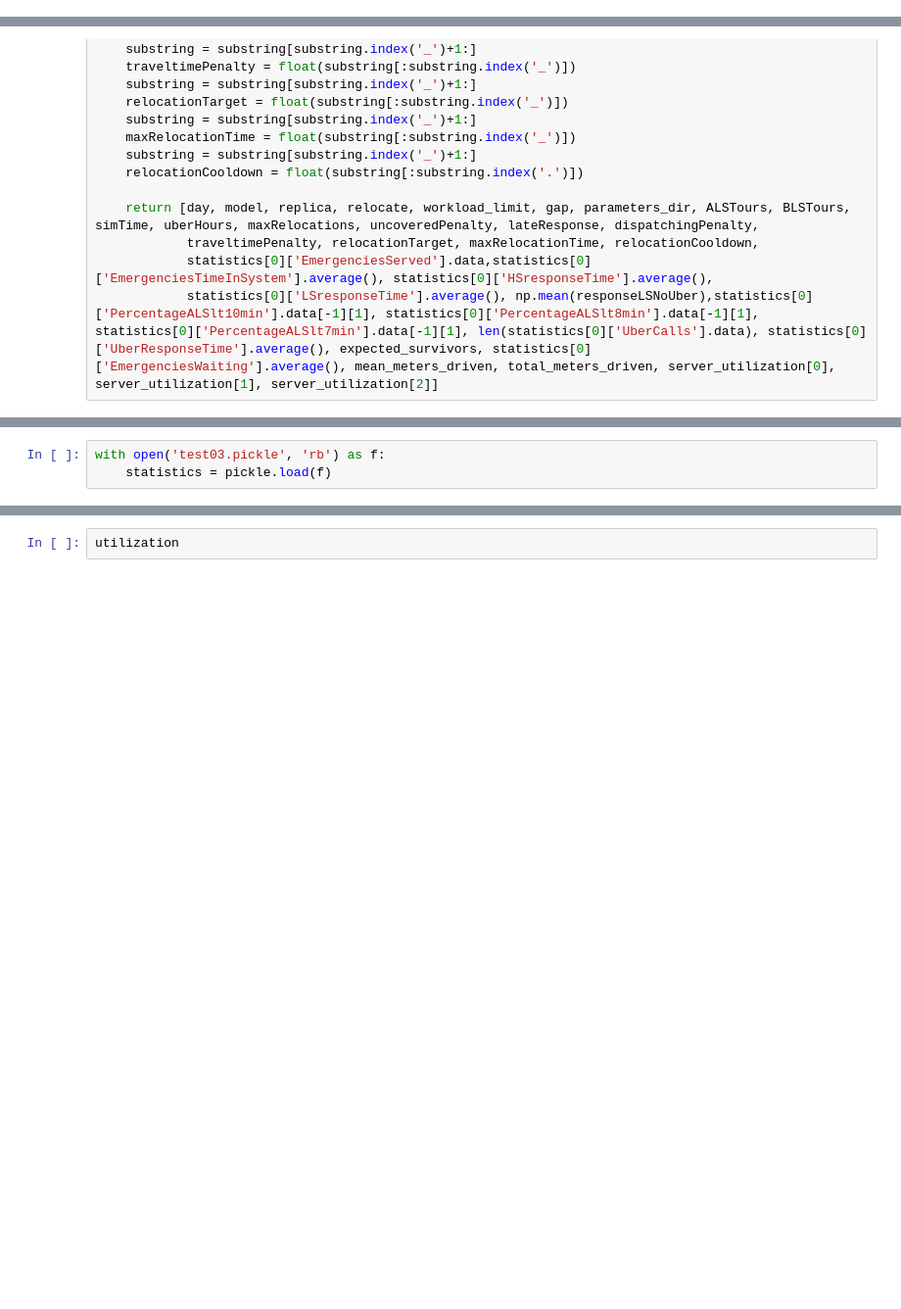
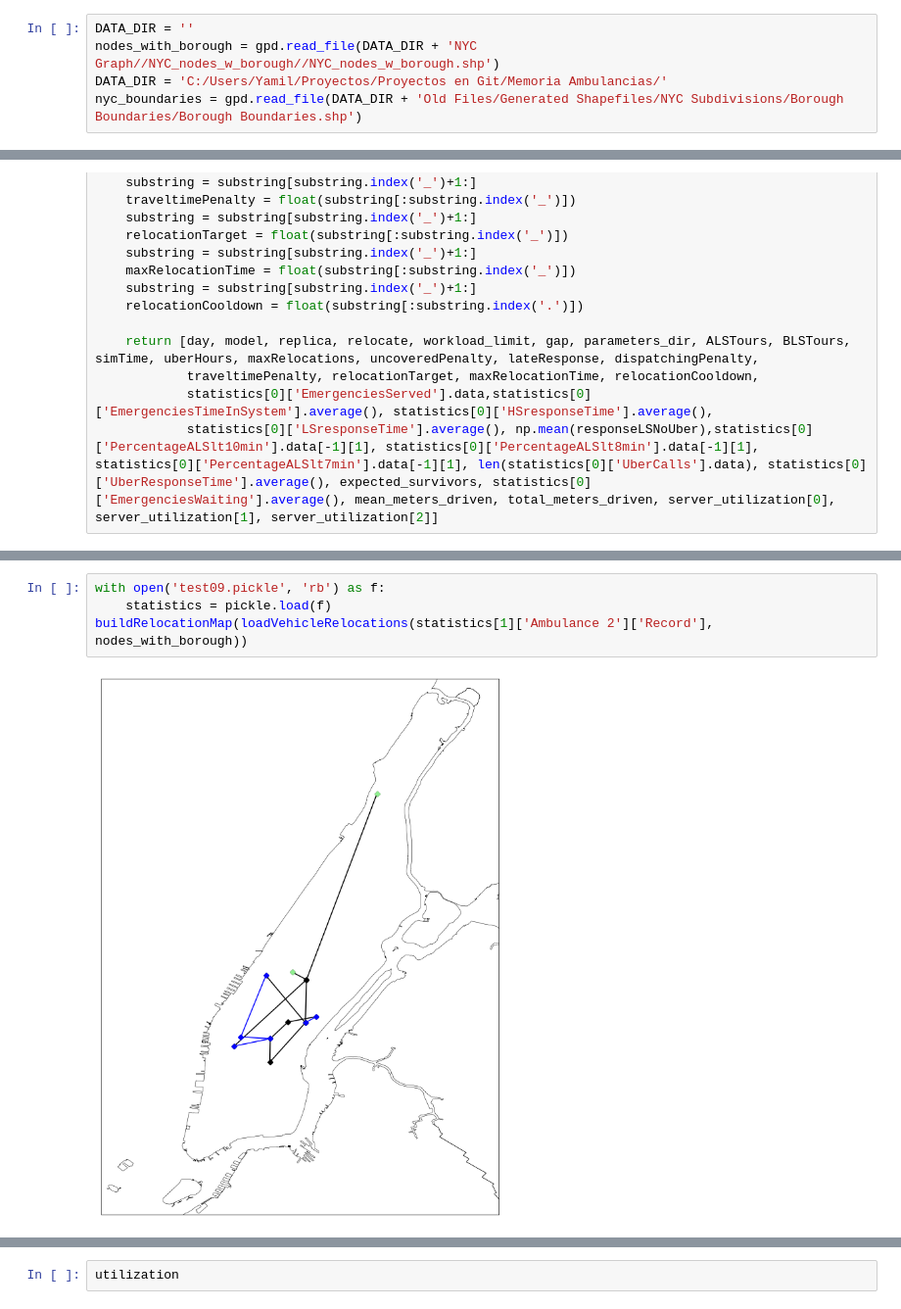
Before and after one commit to yamilbknsu/ems-ny-data, a Jupyter notebook: StatisticsDisplay2.ipynb, the cells around one changed output, grey strips where cells are left out. Shown at 98% size. Cells and saved outputs as stored; diff of their text form; blank space fills up the shorter version.

```diff
--- a/StatisticsDisplay2.ipynb
+++ b/StatisticsDisplay2.ipynb
@@ -491,3 +489,8 @@ nodes_with_borough = gpd.read_file(DATA_DIR + 'NYC Graph//NYC_nodes_w_borough//N
+# %%
+DATA_DIR = ''
+nodes_with_borough = gpd.read_file(DATA_DIR + 'NYC Graph//NYC_nodes_w_borough//NYC_nodes_w_borough.shp')
+DATA_DIR = 'C:/Users/Yamil/Proyectos/Proyectos en Git/Memoria Ambulancias/'
+nyc_boundaries = gpd.read_file(DATA_DIR + 'Old Files/Generated Shapefiles/NYC Subdivisions/Borough Boundaries/Borough Boundaries.shp')
 # %%
 def SurvivalFunction(response_times):
         return (1 + np.exp(0.679 + .262 * response_times)) ** -1
@@ -593,3 +679,6 @@ df.to_excel('Maps and Others/dataSummaryTest01.xlsx')
 # %%
-with open('test03.pickle', 'rb') as f:
+with open('test09.pickle', 'rb') as f:
     statistics = pickle.load(f)
+buildRelocationMap(loadVehicleRelocations(statistics[1]['Ambulance 2']['Record'], nodes_with_borough))
+# %% [output]
+[figure, added]
```
Also changed, not shown: parts of 17 cells of this notebook, 9 other files.
